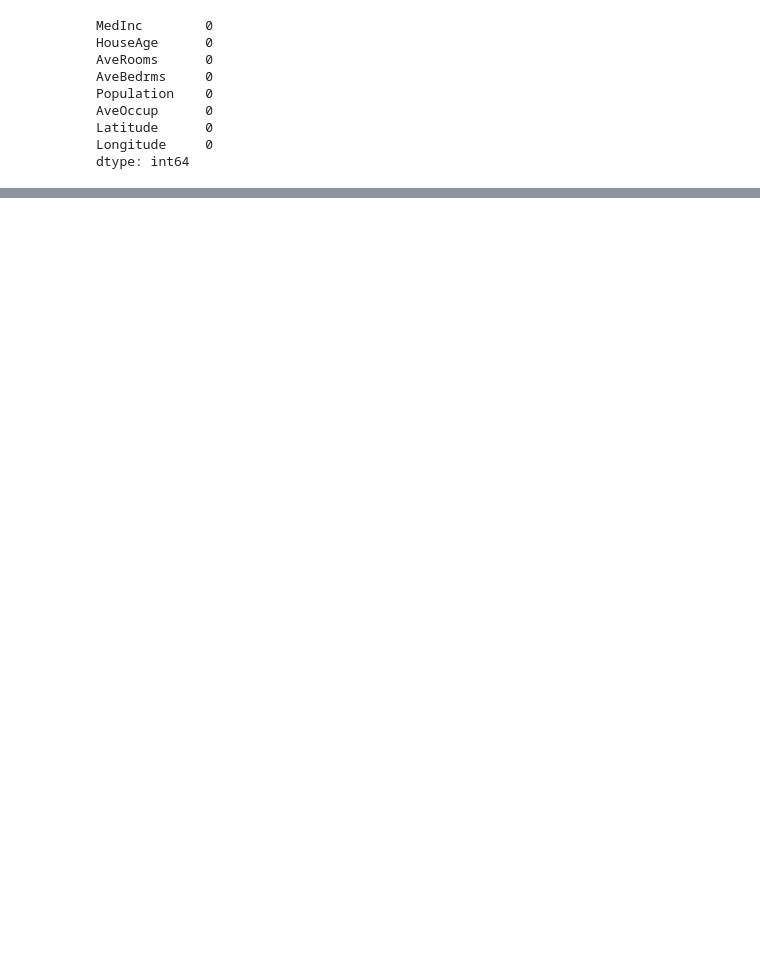
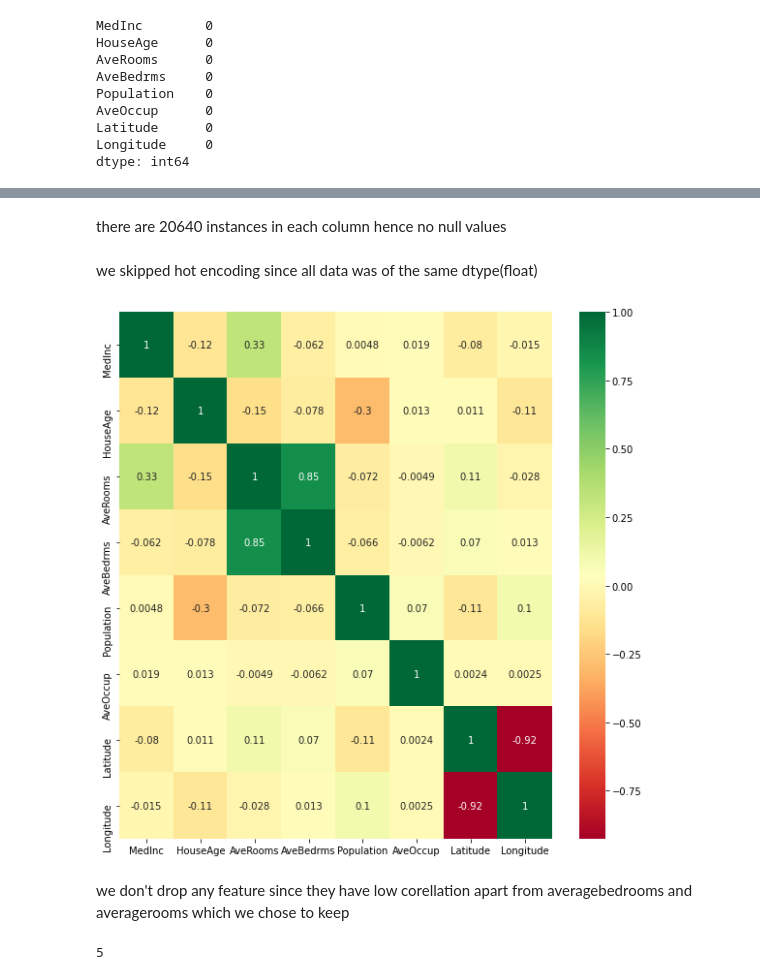
Before and after one commit to Sianwa/Machine-Learning, a Jupyter notebook: Cat1/Data Processing.ipynb, the cells around one changed output, grey strips where cells are left out. Drawn from its saved outputs; the diff is of its cells as text; code cells hidden in the pictures; blank space fills up the shorter version.

```diff
--- a/Cat1/Data Processing.ipynb
+++ b/Cat1/Data Processing.ipynb
@@ -67 +90,5 @@ dtype: int64
+# %% [markdown]
+there are 20640 instances in each column hence no null values
+# %% [markdown]
+we skipped hot encoding since all data was of the same dtype(float)
 # %%
@@ -70 +96,11 @@ housing = fetch_california_housing()
+# %%
+#heatmap to show colinnearity in columns
+corrmat = df.corr()
+top_corr_features = corrmat.index
+plt.figure(figsize=(10,10))
+g=sns.heatmap(df[top_corr_features].corr(),annot=True,cmap="RdYlGn")
+# %% [output]
+[figure, added]
+# %% [markdown]
+we don't drop any feature since they have low corellation apart from averagebedrooms and averagerooms which we chose to keep
 # %%
@@ -75,0 +116,11 @@ housing = fetch_california_housing()
+# %%
+# Create a pca object
+pca_var=PCA(0.9)
+
+# Fit the PCA and transform the data
+pc_s= pca_var.fit_transform(X_std)
+
+#find the number of n components needed
+pca_var.n_components_
+# %% [output]
+5
```
Also changed, not shown: parts of 10 cells of this notebook.
